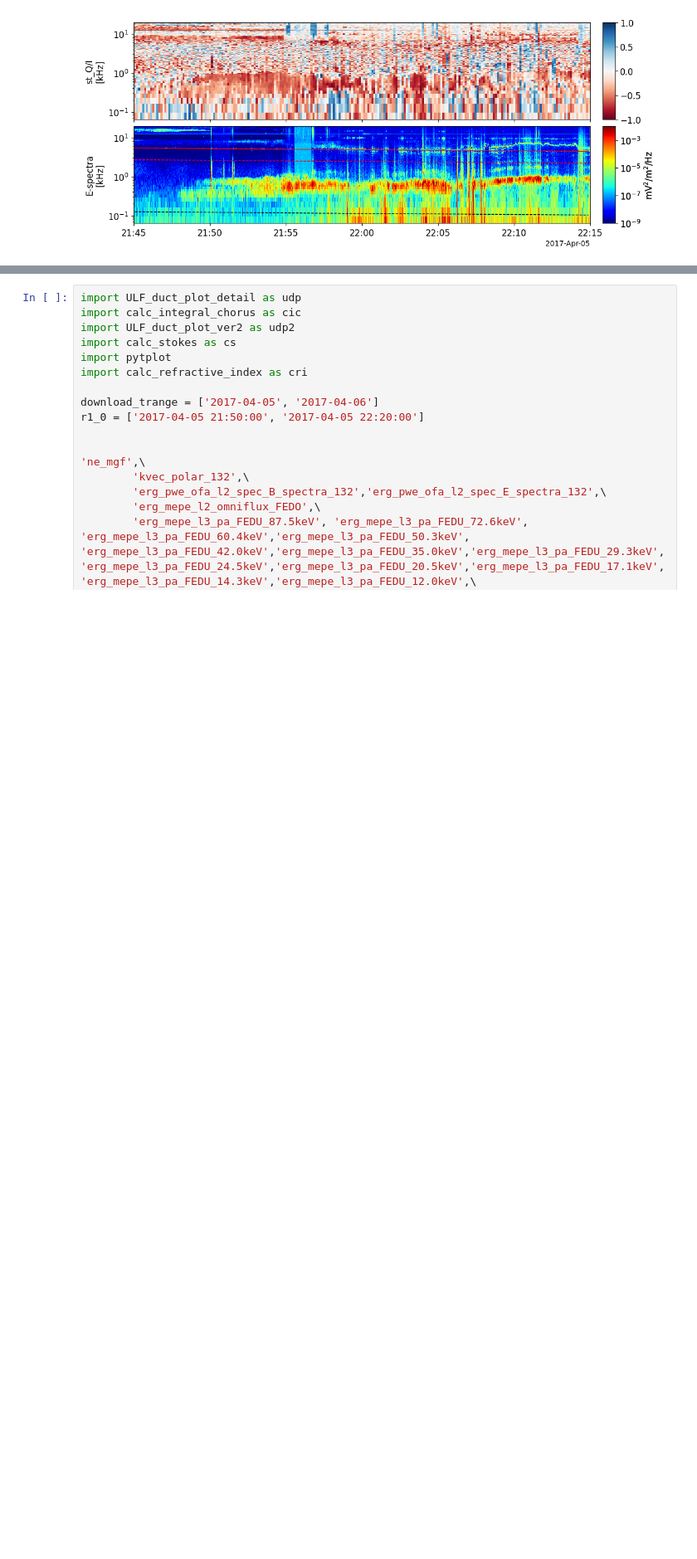
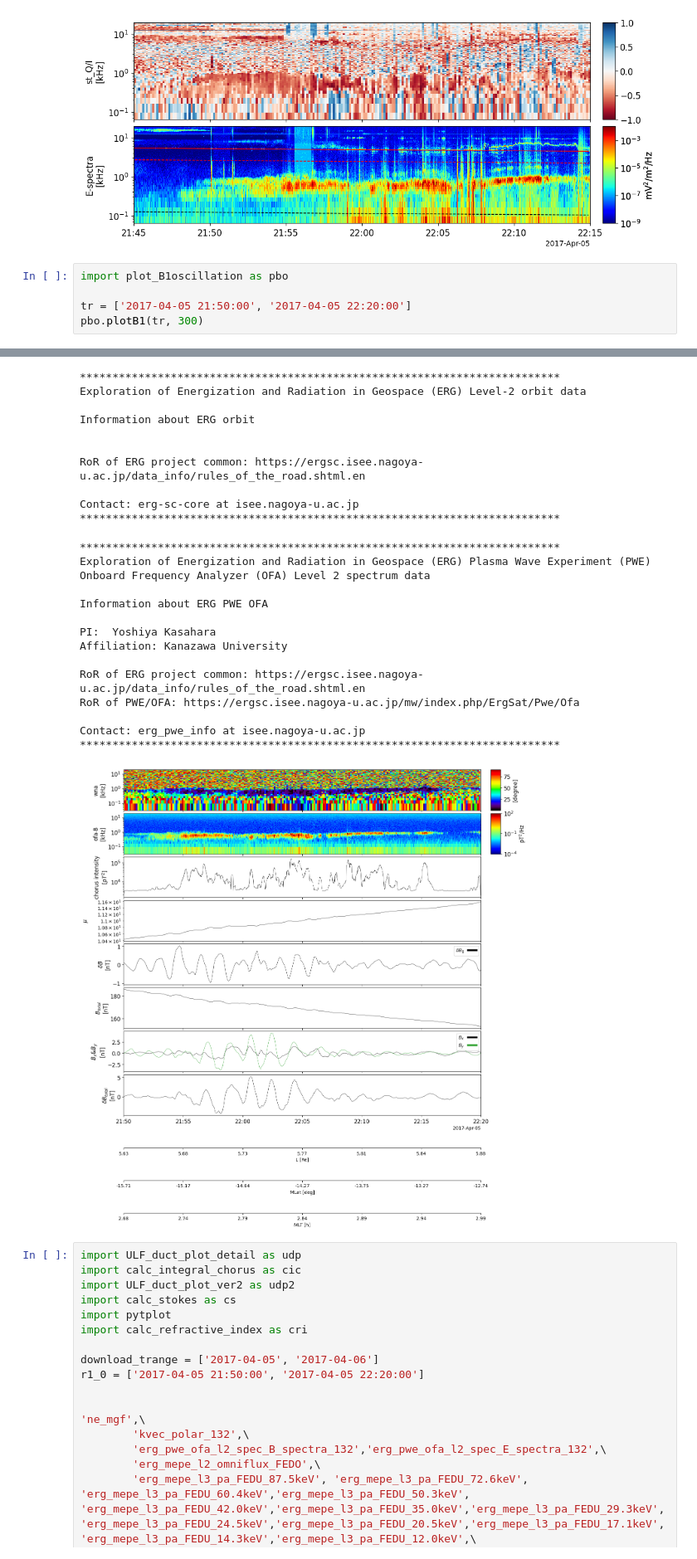
Before and after one commit to JackKTachi/duct_analysis, a Jupyter notebook: basic/ULF_duct_r1.ipynb, the cells around one changed output, grey strips where cells are left out. Shown at 83% size. Drawn from its saved outputs; the diff is of its cells as text; blank space fills up the shorter version.

```diff
--- a/basic/ULF_duct_r1.ipynb
+++ b/basic/ULF_duct_r1.ipynb
@@ -184,3 +262,9 @@ Contact: erg_pwe_info at isee.nagoya-u.ac.jp
 pytplot.tplot(['st_Q/I_spec','erg_pwe_ofa_l2_spec_E_spectra_merged'])
 # %% [output]
 [figure]
+# %%
+import plot_B1oscillation as pbo
+
+tr = ['2017-04-05 21:50:00', '2017-04-05 22:20:00']
+pbo.plotB1(tr, 300)
+# %% [output]
@@ -187,3 +338,27 @@ pytplot.tplot(['st_Q/I_spec','erg_pwe_ofa_l2_spec_E_spectra_merged'])
+**************************************************************************
+Exploration of Energization and Radiation in Geospace (ERG) Level-2 orbit data
+
+Information about ERG orbit
+
+
+RoR of ERG project common: https://ergsc.isee.nagoya-u.ac.jp/data_info/rules_of_the_road.shtml.en
+
+Contact: erg-sc-core at isee.nagoya-u.ac.jp
+**************************************************************************
+**************************************************************************
+Exploration of Energization and Radiation in Geospace (ERG) Plasma Wave Experiment (PWE) Onboard Frequency Analyzer (OFA) Level 2 spectrum data
+
+Information about ERG PWE OFA
+
+PI:  Yoshiya Kasahara
+Affiliation: Kanazawa University
+
+RoR of ERG project common: https://ergsc.isee.nagoya-u.ac.jp/data_info/rules_of_the_road.shtml.en
+RoR of PWE/OFA: https://ergsc.isee.nagoya-u.ac.jp/mw/index.php/ErgSat/Pwe/Ofa
+
+Contact: erg_pwe_info at isee.nagoya-u.ac.jp
+**************************************************************************
+[figure, added]
 # %%
 import ULF_duct_plot_detail as udp
 import calc_integral_chorus as cic
```
Also changed, not shown: parts of 6 cells of this notebook, 53 other files.
